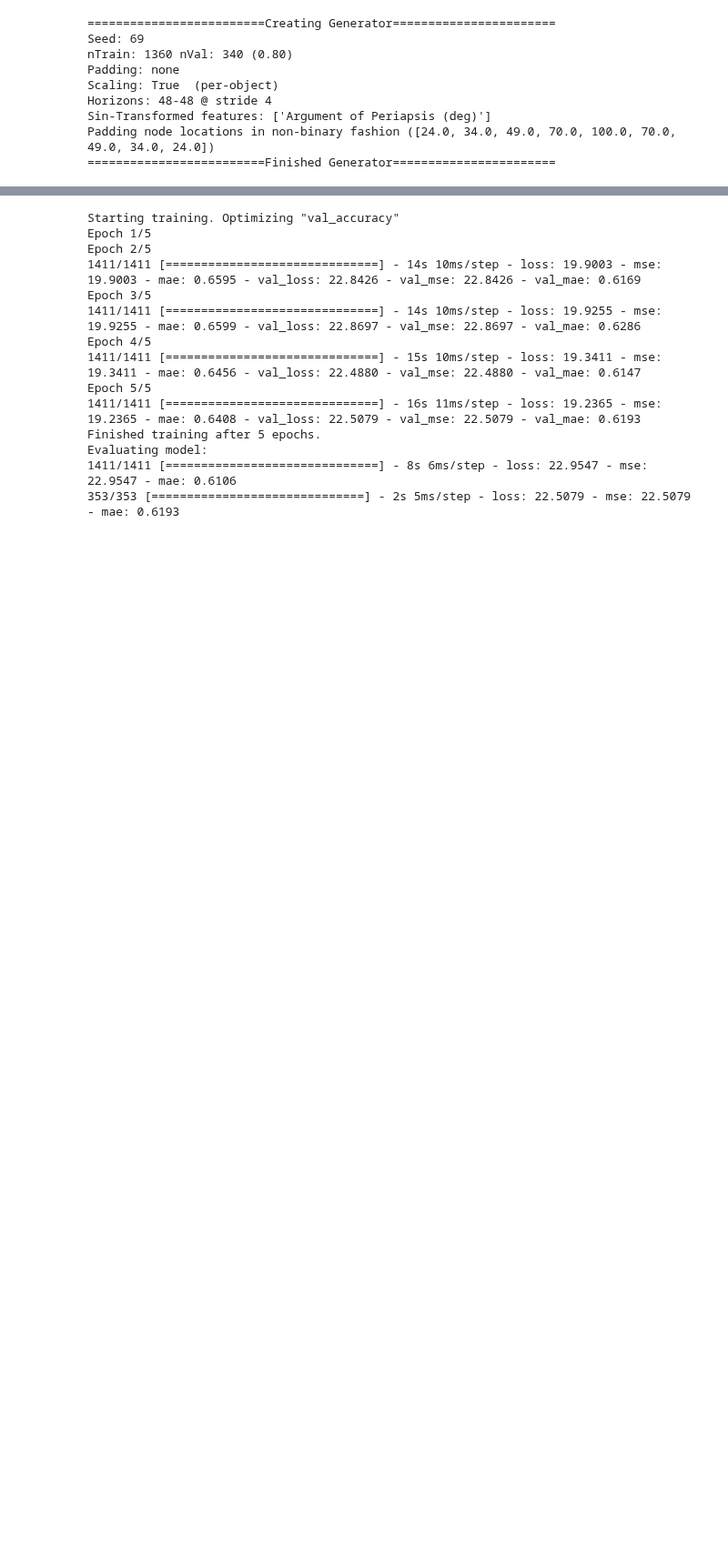
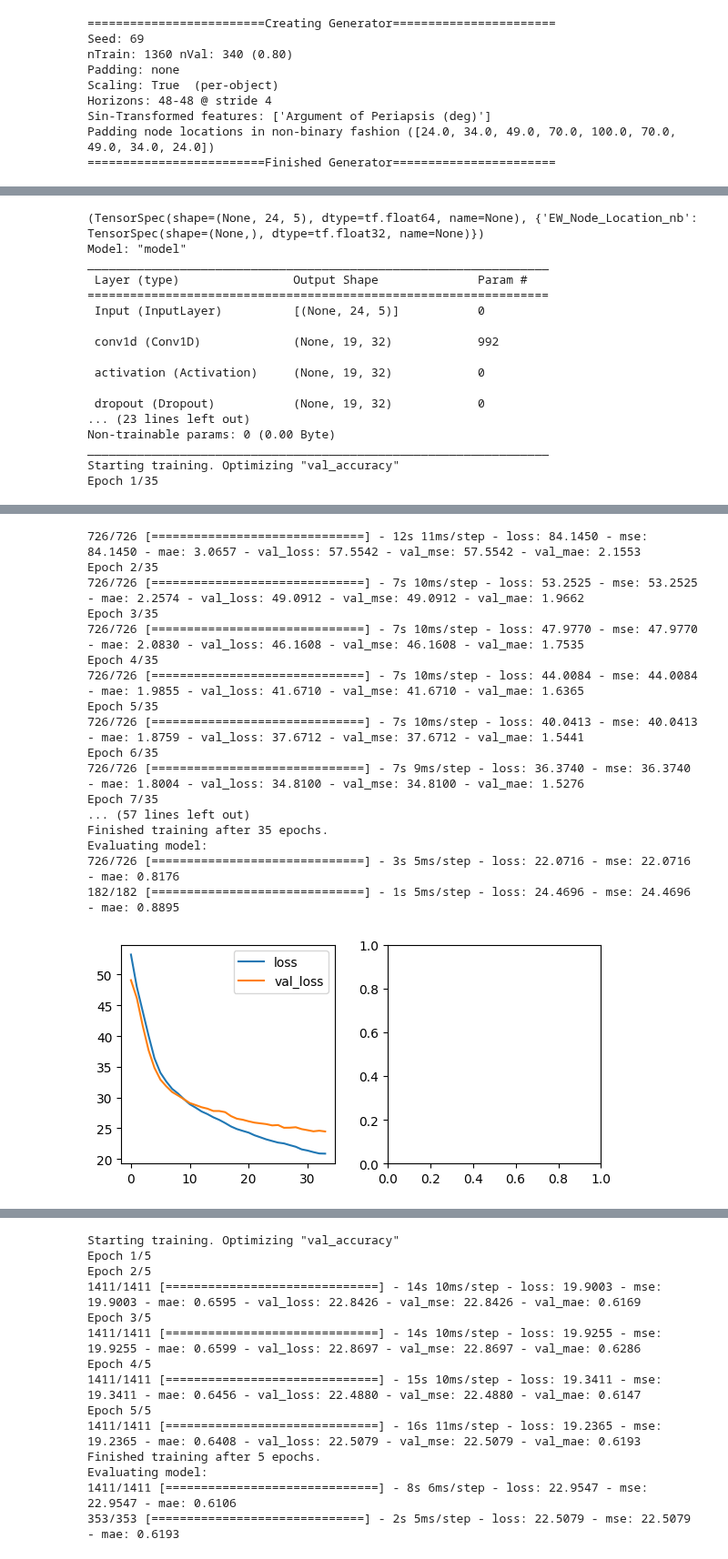
Before and after one commit to DavidBaldsiefen/splid-challenge, a Jupyter notebook: node_localizer.ipynb, the cells around one changed output, grey strips where cells are left out. Shown at 91% size. Drawn from its saved outputs; the diff is of its cells as text; code cells hidden in the pictures; blank space fills up the shorter version.

```diff
--- a/node_localizer.ipynb
+++ b/node_localizer.ipynb
@@ -92,20 +94,20 @@ train_ew, val_ew = ds_gen_ew.get_datasets(512,
                                           label_features=['EW_Node_Location_nb'],
                                           shuffle=True,
                                           stride=1,
-                                          keep_label_stride=4)
+                                          keep_label_stride=8)
 print(train_ew.element_spec)
 
 model_ew = prediction_models.Dense_NN_regression(val_ew,
                                                  conv1d_layers=[[32,6],[32,6]],
                                                  dense_layers=[16,4],
                                                  l2_reg=0.0,
-                                                 mixed_dropout_dense=0.0,
-                                                 mixed_dropout_cnn=0.0,
-                                                 lr_scheduler=[0.001,10000,0.9],
+                                                 mixed_dropout_dense=0.25,
+                                                 mixed_dropout_cnn=0.2,
+                                                 lr_scheduler=[0.001,7500,0.9],
                                                  final_activation='linear',
                                                  seed=42)
 
 model_ew.summary()
 # TODO: seed and dropout have a very strong impact on wether the model is able to learn at all
-hist = model_ew.fit(train_ew, val_ds=val_ew, epochs=10, verbose=1, plot_hist=True, callbacks=[])
+hist = model_ew.fit(train_ew, val_ds=val_ew, epochs=35, verbose=1, plot_hist=True, callbacks=[])
 # %% [output]
@@ -128,0 +134,17 @@ Epoch 3/10
+(TensorSpec(shape=(None, 24, 5), dtype=tf.float64, name=None), {'EW_Node_Location_nb': TensorSpec(shape=(None,), dtype=tf.float32, name=None)})
+Model: "model"
+_________________________________________________________________
+ Layer (type)                Output Shape              Param #
+=================================================================
+ Input (InputLayer)          [(None, 24, 5)]           0
+
+ conv1d (Conv1D)             (None, 19, 32)            992
+
+ activation (Activation)     (None, 19, 32)            0
+
+ dropout (Dropout)           (None, 19, 32)            0
+... (23 lines left out)
+Non-trainable params: 0 (0.00 Byte)
+_________________________________________________________________
+Starting training. Optimizing "val_accuracy"
+Epoch 1/35
@@ -129,3 +157,21 @@ Epoch 3/10
+726/726 [==============================] - 12s 11ms/step - loss: 84.1450 - mse: 84.1450 - mae: 3.0657 - val_loss: 57.5542 - val_mse: 57.5542 - val_mae: 2.1553
+Epoch 2/35
+726/726 [==============================] - 7s 10ms/step - loss: 53.2525 - mse: 53.2525 - mae: 2.2574 - val_loss: 49.0912 - val_mse: 49.0912 - val_mae: 1.9662
+Epoch 3/35
+726/726 [==============================] - 7s 10ms/step - loss: 47.9770 - mse: 47.9770 - mae: 2.0830 - val_loss: 46.1608 - val_mse: 46.1608 - val_mae: 1.7535
+Epoch 4/35
+726/726 [==============================] - 7s 10ms/step - loss: 44.0084 - mse: 44.0084 - mae: 1.9855 - val_loss: 41.6710 - val_mse: 41.6710 - val_mae: 1.6365
+Epoch 5/35
+726/726 [==============================] - 7s 10ms/step - loss: 40.0413 - mse: 40.0413 - mae: 1.8759 - val_loss: 37.6712 - val_mse: 37.6712 - val_mae: 1.5441
+Epoch 6/35
+726/726 [==============================] - 7s 9ms/step - loss: 36.3740 - mse: 36.3740 - mae: 1.8004 - val_loss: 34.8100 - val_mse: 34.8100 - val_mae: 1.5276
+Epoch 7/35
+... (57 lines left out)
+Finished training after 35 epochs.
+Evaluating model:
+726/726 [==============================] - 3s 5ms/step - loss: 22.0716 - mse: 22.0716 - mae: 0.8176
+182/182 [==============================] - 1s 5ms/step - loss: 24.4696 - mse: 24.4696 - mae: 0.8895
+[figure, added]
 # %%
 train_ns, val_ns = ds_gen_ns.get_datasets(512,
                                           label_features=['NS_Node_Location_nb'],
```
Also changed, not shown: parts of 9 cells of this notebook, 17 other files.
